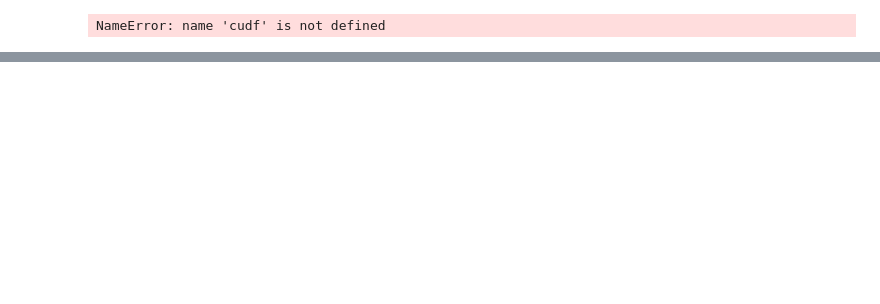
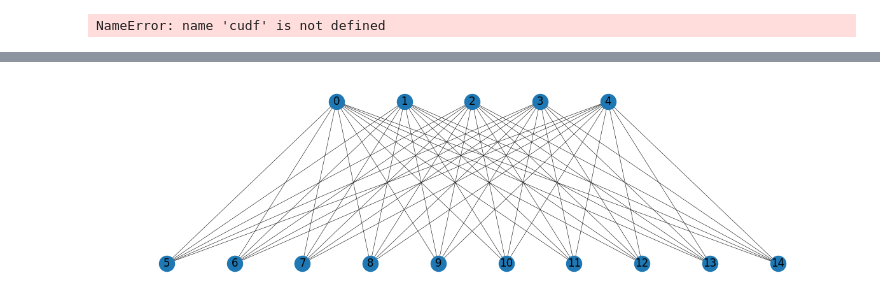
Before and after one commit to lnikon/graphflow, a Jupyter notebook: notebooks/Knodel.ipynb, the cells around one changed output, grey strips where cells are left out. Cells and saved outputs as stored; diff of their text form; code cells hidden in the pictures; blank space fills up the shorter version.

```diff
--- a/notebooks/Knodel.ipynb
+++ b/notebooks/Knodel.ipynb
@@ -32,0 +55,16 @@ False
+# %%
+import networkx as nx
+
+
+m, n = 5, 10
+K = nx.complete_bipartite_graph(m, n)
+pos = {}
+pos.update((i, (i - m/2, 1)) for i in range(m))
+pos.update((i, (i - m - n/2, 0)) for i in range(m, m + n))
+
+fig, ax = plt.subplots()
+fig.set_size_inches(15, 4)
+nx.draw(K, with_labels=True, pos=pos, node_size=300, width=0.4)
+plt.show()
+# %% [output]
+[figure, added]
```
Also changed, not shown: parts of 5 cells of this notebook, 3 other files.
